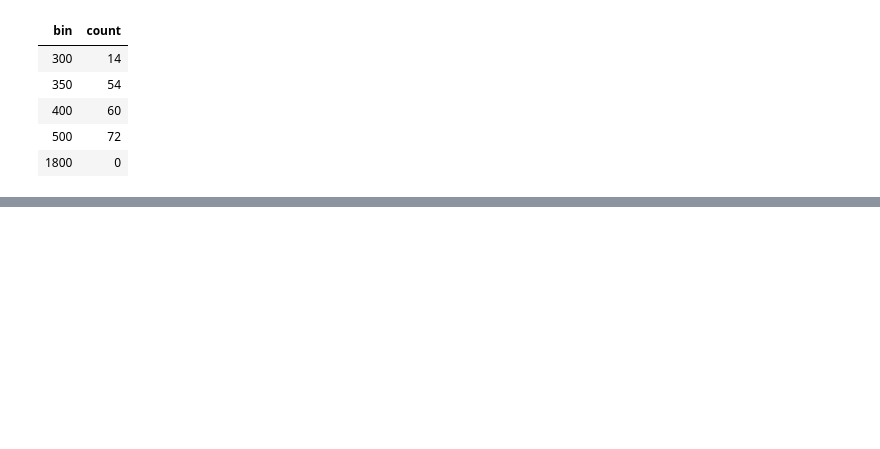
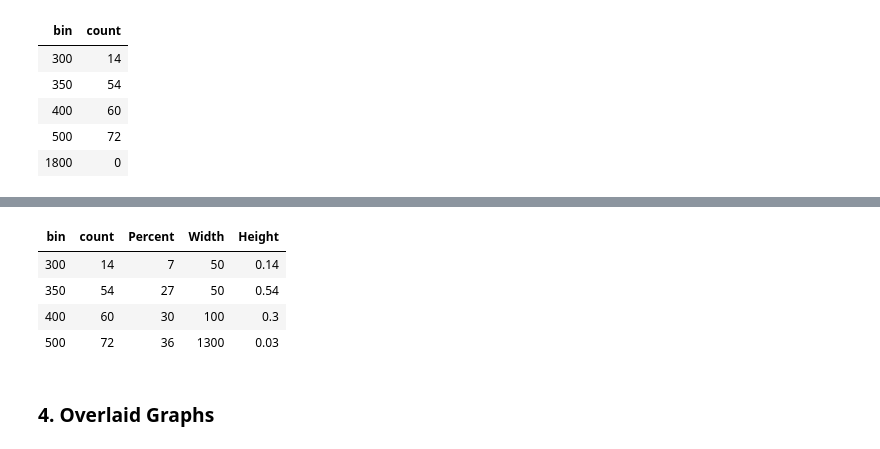
Before and after one commit to Matthew-HMS/Datascience101, a Jupyter notebook: Visualization.ipynb, the cells around one changed output, grey strips where cells are left out. Drawn from its saved outputs; the diff is of its cells as text; code cells hidden in the pictures; blank space fills up the shorter version.

```diff
--- a/Visualization.ipynb
+++ b/Visualization.ipynb
@@ -300,6 +300,6 @@ millions.hist('Adjusted Gross', bins=some_tiny_bins, unit='Million')
 # %%
-hitogram_elements = millions.bin("Adjusted Gross", bins=uneven).relabeled(1, "count")
-hitogram_elements
+histogram_elements = millions.bin("Adjusted Gross", bins=uneven).relabeled(1, "count")
+histogram_elements
 # %% [output]
 | bin | count |
 | 300 | 14 |
@@ -307,3 +307,7 @@ hitogram_elements
 | 400 | 60 |
 | 500 | 72 |
 | 1800 | 0 |
+# %%
+total_count = sum(histogram_elements.column("count"))
+histogram_elements =  histogram_elements.with_column("Percent", 100*histogram_elements.column("count")/total_count)
+histogram_elements
@@ -309,0 +321,5 @@ hitogram_elements
+# %%
+bin_width = np.diff(histogram_elements.column("bin"))
+num_bins = histogram_elements.num_rows - 1
+histogram_elements = histogram_elements.take(np.arange(num_bins)).with_column("Width", bin_width)
+histogram_elements
@@ -309,0 +332,11 @@ hitogram_elements
+# %%
+histogram_elements =  histogram_elements.with_column("Height", np.round(histogram_elements.column('Percent')/histogram_elements.column('Width'), 2))
+histogram_elements
+# %% [output]
+| bin | count | Percent | Width | Height |
+| 300 | 14 | 7 | 50 | 0.14 |
+| 350 | 54 | 27 | 50 | 0.54 |
+| 400 | 60 | 30 | 100 | 0.3 |
+| 500 | 72 | 36 | 1300 | 0.03 |
+# %% [markdown]
+### 4. Overlaid Graphs
```
Also changed, not shown: parts of 18 cells of this notebook, 2 other files.
